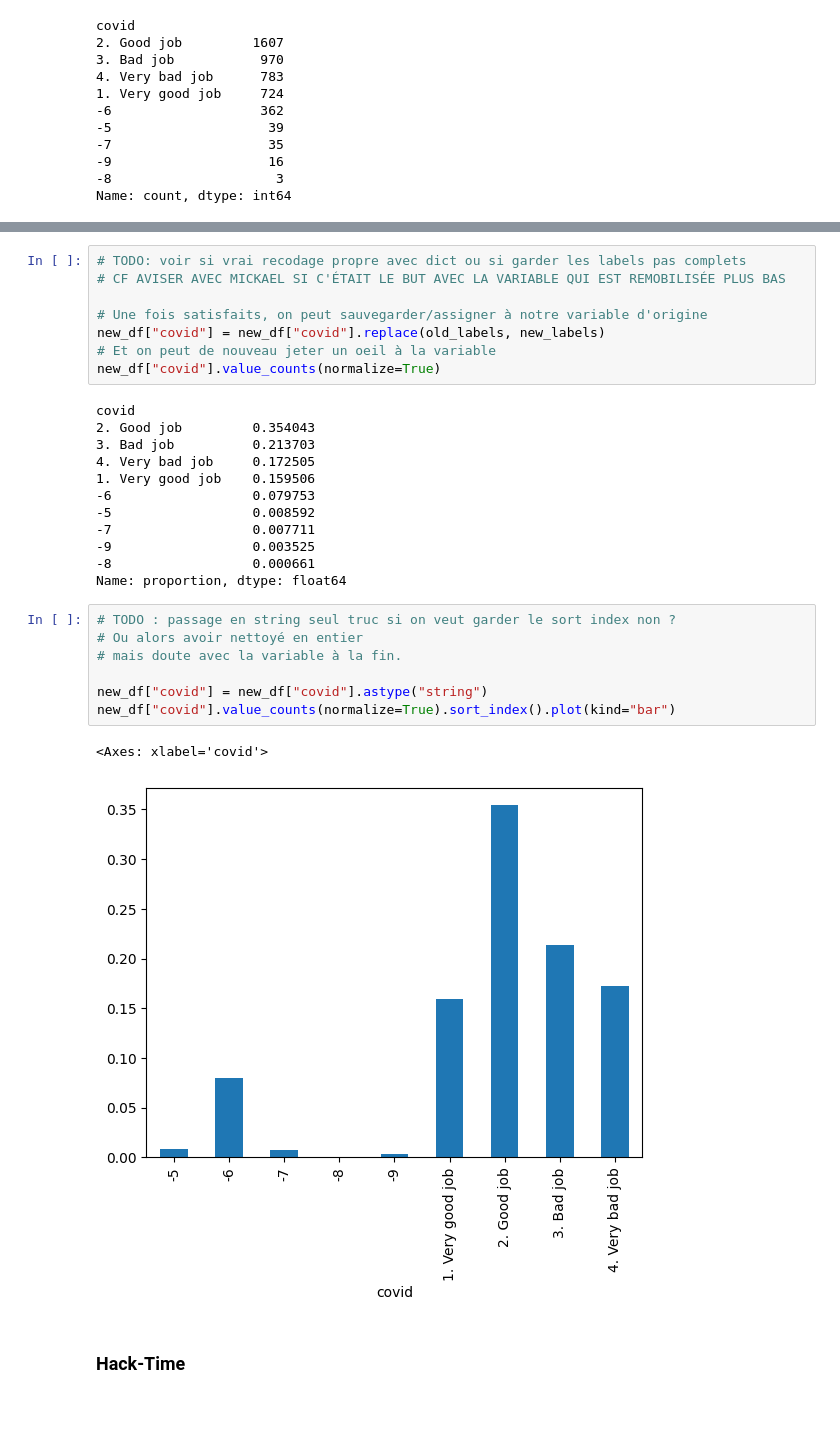
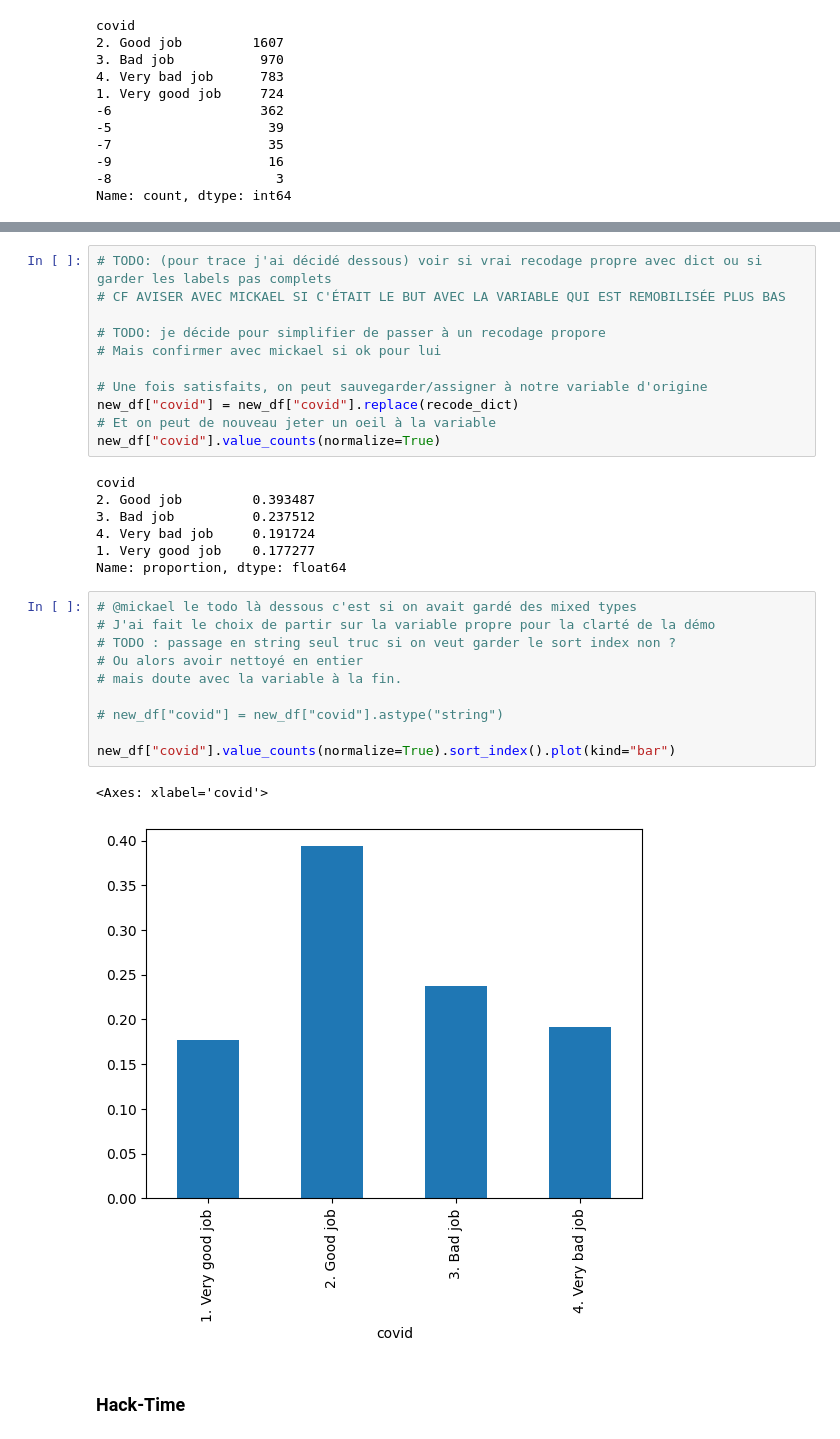
Before and after one commit to SciencesPoBordeaux/data-viz, a Jupyter notebook: notebooks/05-recodage-creation-variables.ipynb, the cells around one changed output, grey strips where cells are left out. Cells and saved outputs as stored; diff of their text form; blank space fills up the shorter version.

```diff
--- a/notebooks/05-recodage-creation-variables.ipynb
+++ b/notebooks/05-recodage-creation-variables.ipynb
@@ -226,35 +227,36 @@ covid
 1. Very good job     724
 Name: count, dtype: int64
 # %%
-# TODO: voir si vrai recodage propre avec dict ou si garder les labels pas complets
+# TODO: (pour trace j'ai décidé dessous) voir si vrai recodage propre avec dict ou si garder les labels pas complets
 # CF AVISER AVEC MICKAEL SI C'ÉTAIT LE BUT AVEC LA VARIABLE QUI EST REMOBILISÉE PLUS BAS
 
+# TODO: je décide pour simplifier de passer à un recodage propore
+# Mais confirmer avec mickael si ok pour lui
+
 # Une fois satisfaits, on peut sauvegarder/assigner à notre variable d'origine
-new_df["covid"] = new_df["covid"].replace(old_labels, new_labels)
+new_df["covid"] = new_df["covid"].replace(recode_dict)
 # Et on peut de nouveau jeter un oeil à la variable
 new_df["covid"].value_counts(normalize=True)
 # %% [output]
 covid
-2. Good job         0.354043
-3. Bad job          0.213703
-4. Very bad job     0.172505
-1. Very good job    0.159506
--6                  0.079753
--5                  0.008592
--7                  0.007711
--9                  0.003525
--8                  0.000661
+2. Good job         0.393487
+3. Bad job          0.237512
+4. Very bad job     0.191724
+1. Very good job    0.177277
 Name: proportion, dtype: float64
 # %%
+# @mickael le todo là dessous c'est si on avait gardé des mixed types
+# J'ai fait le choix de partir sur la variable propre pour la clarté de la démo
 # TODO : passage en string seul truc si on veut garder le sort index non ?
 # Ou alors avoir nettoyé en entier
 # mais doute avec la variable à la fin.
 
-new_df["covid"] = new_df["covid"].astype("string")
+# new_df["covid"] = new_df["covid"].astype("string")
+
 new_df["covid"].value_counts(normalize=True).sort_index().plot(kind="bar")
 # %% [output]
 <Axes: xlabel='covid'>
-[figure, old version]
+[figure, new version]
 # %% [markdown]
 ### Hack-Time
 # %%
```
Also changed, not shown: parts of 3 cells of this notebook.
